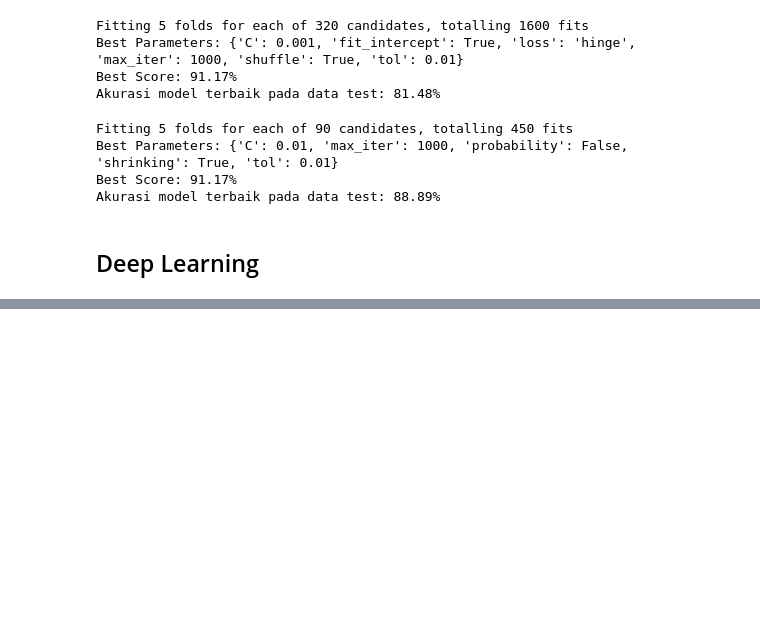
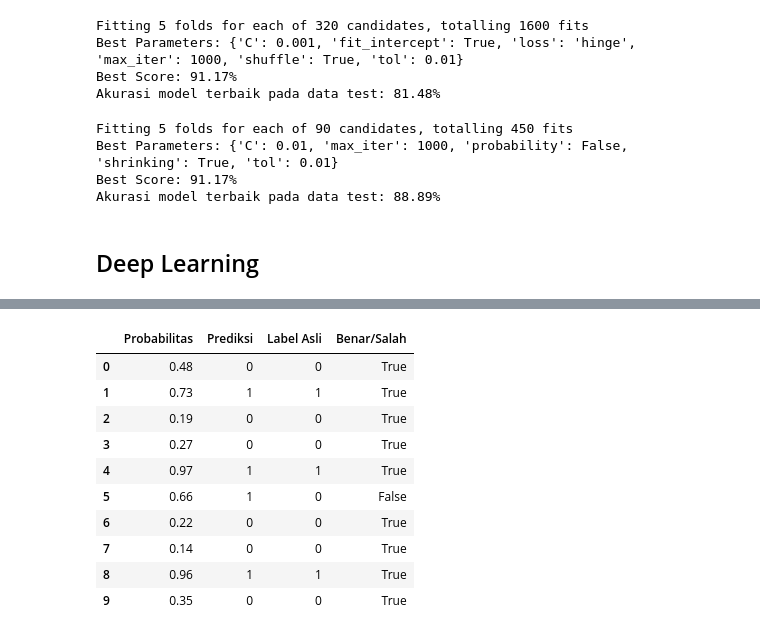
Before and after one commit to XMB234/Bioinformatic-Project---DNA-Classification, a Jupyter notebook: Bioinformatic_Project_1.ipynb, the cells around one changed output, grey strips where cells are left out. Drawn from its saved outputs; the diff is of its cells as text; code cells hidden in the pictures; blank space fills up the shorter version.

```diff
--- a/Bioinformatic_Project_1.ipynb
+++ b/Bioinformatic_Project_1.ipynb
@@ -496,8 +496,13 @@ Epoch 20/20
 # %%
-# Prediksi dan evaluasi
+from sklearn.metrics import classification_report, accuracy_score
+
+# Prediksi
 y_pred_dl = model.predict(X_test_reshaped)
-y_pred_dl = (y_pred_dl > 0.5).astype(int)
 
-print("Accuracy:", accuracy_score(y_test, y_pred_dl))
-print(classification_report(y_test, y_pred_dl))
+# Konversi probabilitas menjadi kelas biner (0 atau 1)
+y_pred_class = (y_pred_dl > 0.5).astype(int)
+
+# Evaluasi akurasi dan classification report
+print("Accuracy:", accuracy_score(y_test, y_pred_class))
+print(classification_report(y_test, y_pred_class))
 # %% [output]
@@ -523,0 +530,23 @@ plt.show()
+# %%
+df_prediksi = pd.DataFrame({
+    "Probabilitas": y_pred_dl.flatten(),
+    "Prediksi" : y_pred_class.flatten(),
+    "Label Asli" : y_test
+})
+
+# Tambahkan kolom apakah prediksi benar atau
+df_prediksi["Benar/Salah"] = df_prediksi["Prediksi"] == df_prediksi["Label Asli"]
+# %%
+df_prediksi.head(10)
+# %% [output]
+|  | Probabilitas | Prediksi | Label Asli | Benar/Salah |
+| 0 | 0.48 | 0 | 0 | True |
+| 1 | 0.73 | 1 | 1 | True |
+| 2 | 0.19 | 0 | 0 | True |
+| 3 | 0.27 | 0 | 0 | True |
+| 4 | 0.97 | 1 | 1 | True |
+| 5 | 0.66 | 1 | 0 | False |
+| 6 | 0.22 | 0 | 0 | True |
+| 7 | 0.14 | 0 | 0 | True |
+| 8 | 0.96 | 1 | 1 | True |
+| 9 | 0.35 | 0 | 0 | True |
```
Also changed, not shown: parts of 3 cells of this notebook.
